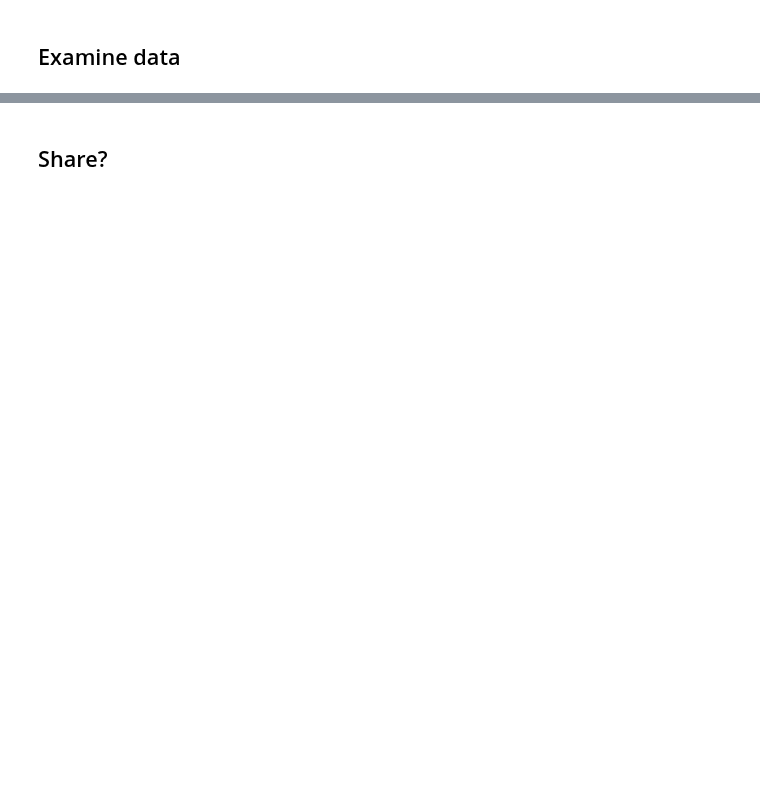
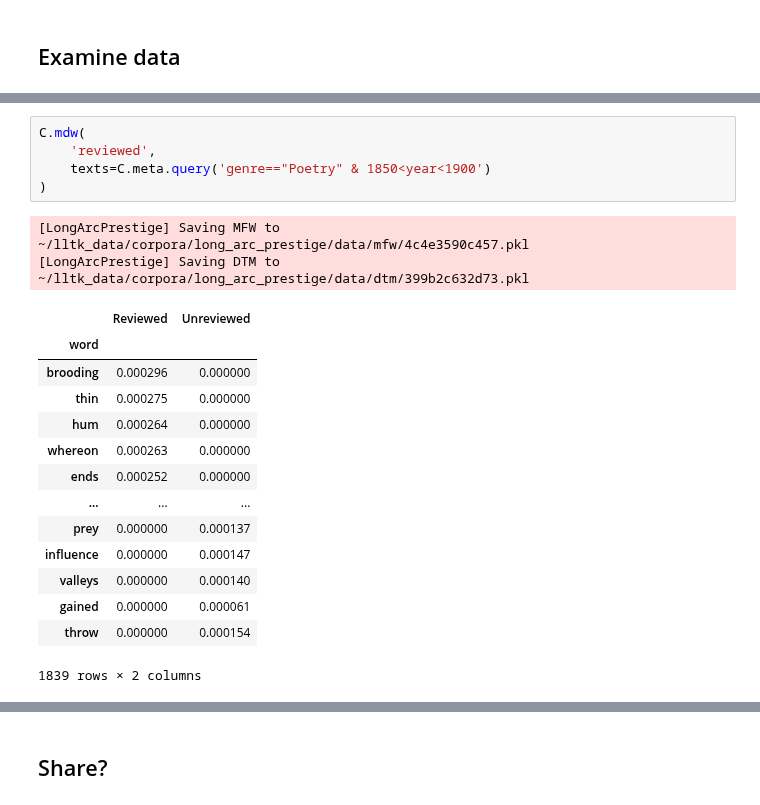
Before and after one commit to quadrismegistus/lltk, a Jupyter notebook: lltk/corpus/long_arc_prestige/notebook.ipynb, the cells around one changed output, grey strips where cells are left out. Cells and saved outputs as stored; diff of their text form; blank space fills up the shorter version.

```diff
--- a/lltk/corpus/long_arc_prestige/notebook.ipynb
+++ b/lltk/corpus/long_arc_prestige/notebook.ipynb
@@ -165,0 +161,22 @@ dtm_tfidf = C.dtm(tfidf=True)
+# %%
+C.mdw(
+    'reviewed',
+    texts=C.meta.query('genre=="Poetry" & 1850<year<1900')
+)
+# %% [output]
+[LongArcPrestige] Saving MFW to ~/lltk_data/corpora/long_arc_prestige/data/mfw/4c4e3590c457.pkl
+[LongArcPrestige] Saving DTM to ~/lltk_data/corpora/long_arc_prestige/data/dtm/399b2c632d73.pkl
+|  | Reviewed | Unreviewed |
+| word |  |  |
+| brooding | 0.000296 | 0.000000 |
+| thin | 0.000275 | 0.000000 |
+| hum | 0.000264 | 0.000000 |
+| whereon | 0.000263 | 0.000000 |
+| ends | 0.000252 | 0.000000 |
+| ... | ... | ... |
+| prey | 0.000000 | 0.000137 |
+| influence | 0.000000 | 0.000147 |
+| valleys | 0.000000 | 0.000140 |
+| gained | 0.000000 | 0.000061 |
+| throw | 0.000000 | 0.000154 |
+1839 rows × 2 columns
```
Also changed, not shown: parts of 13 cells of this notebook, 5 other files.
